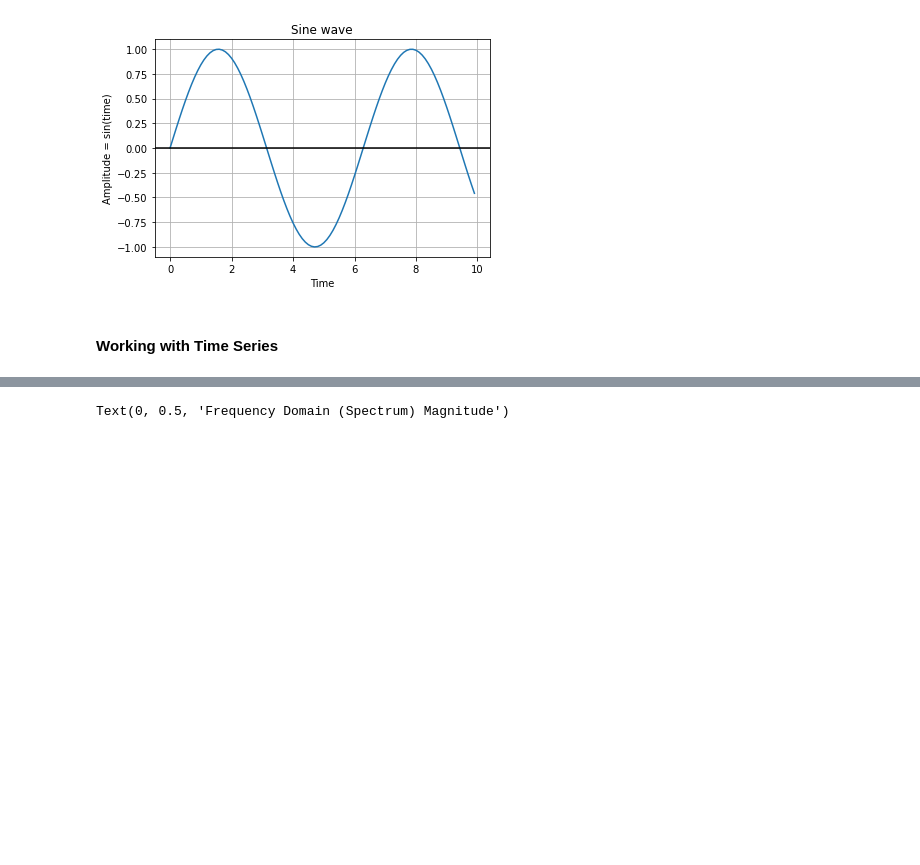
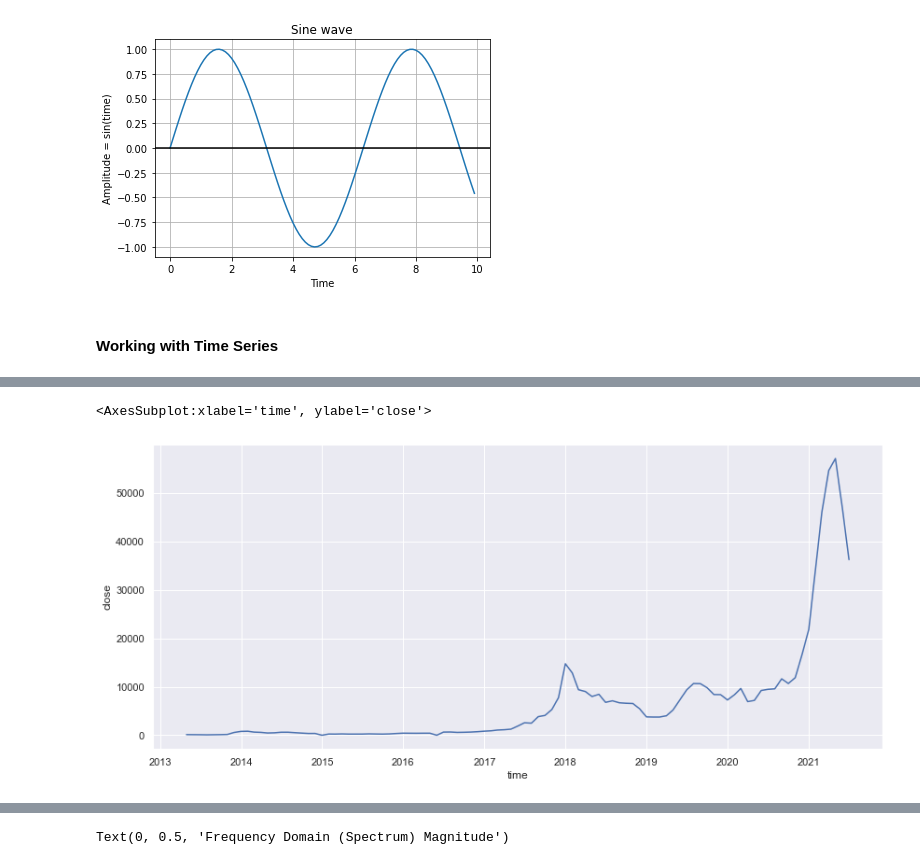
Before and after one commit to sebastianchaves/tp-ps-2021, a Jupyter notebook: trabajo-practico.ipynb, the cells around one changed output, grey strips where cells are left out. Cells and saved outputs as stored; diff of their text form; code cells hidden in the pictures; blank space fills up the shorter version.

```diff
--- a/trabajo-practico.ipynb
+++ b/trabajo-practico.ipynb
@@ -160,3 +165,6 @@ import numpy as np
 from scipy import fftpack
 # %%
 data = pd.read_csv("./btcusd/btcusd.csv")
+data['time'] = pd.to_datetime(data['time'], unit='ms')
+data.reset_index(drop=True, inplace=True)
+data.index = data['time']
@@ -162,0 +191,4 @@ data = pd.read_csv("./btcusd/btcusd.csv")
+# %%
+data = data.resample('M').mean()
+
+print(data)
@@ -162,0 +211,4 @@ data = pd.read_csv("./btcusd/btcusd.csv")
+# %%
+print(data.describe())
+data.isnull().any()
+prices = data.close.fillna(0)
@@ -162,0 +225,6 @@ data = pd.read_csv("./btcusd/btcusd.csv")
+# %%
+plt.figure(figsize = (14,6))
+sns.lineplot(x = data.index, y = prices)
+# %% [output]
+<AxesSubplot:xlabel='time', ylabel='close'>
+[figure, added]
```
Also changed, not shown: parts of 14 cells of this notebook.
